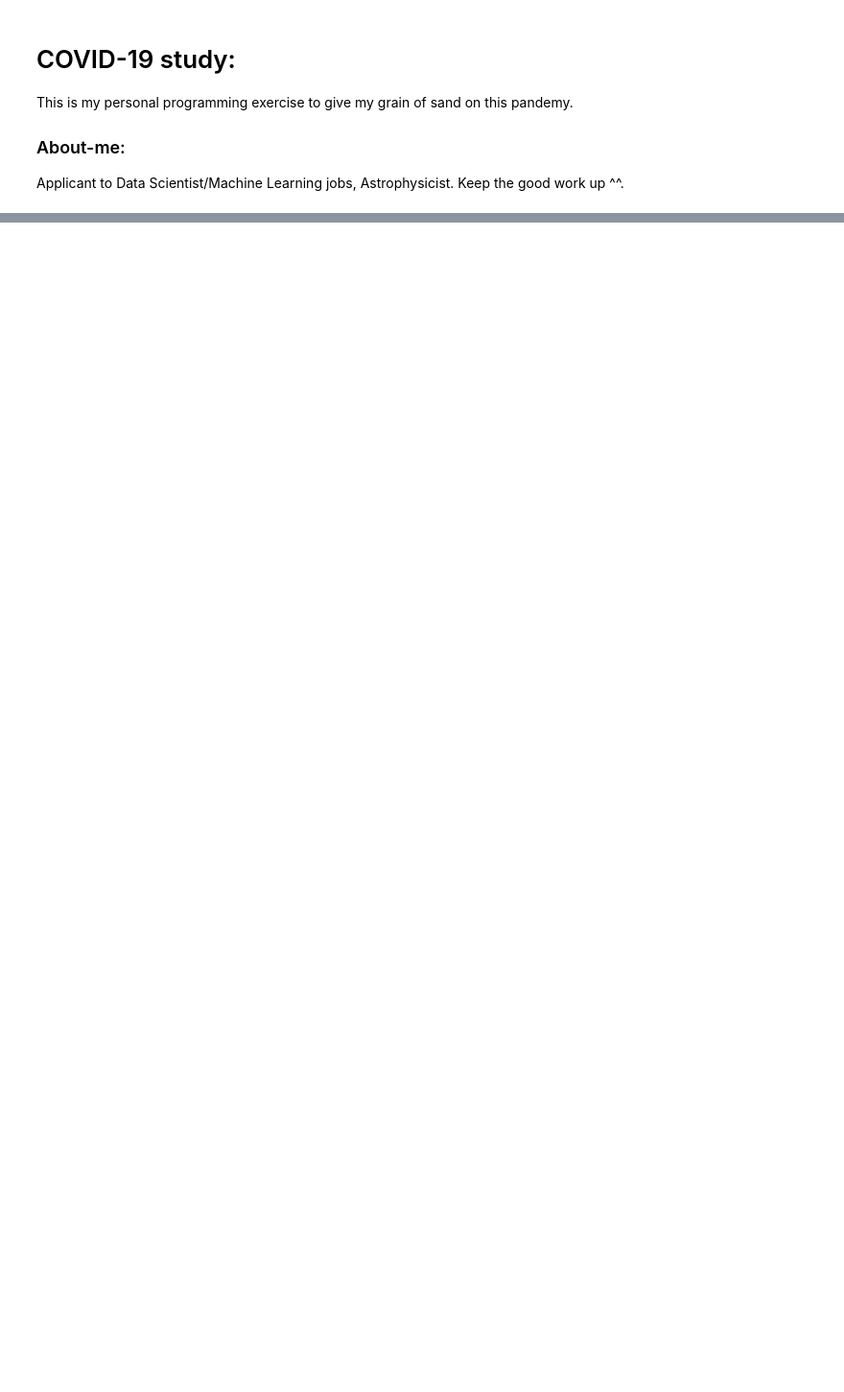
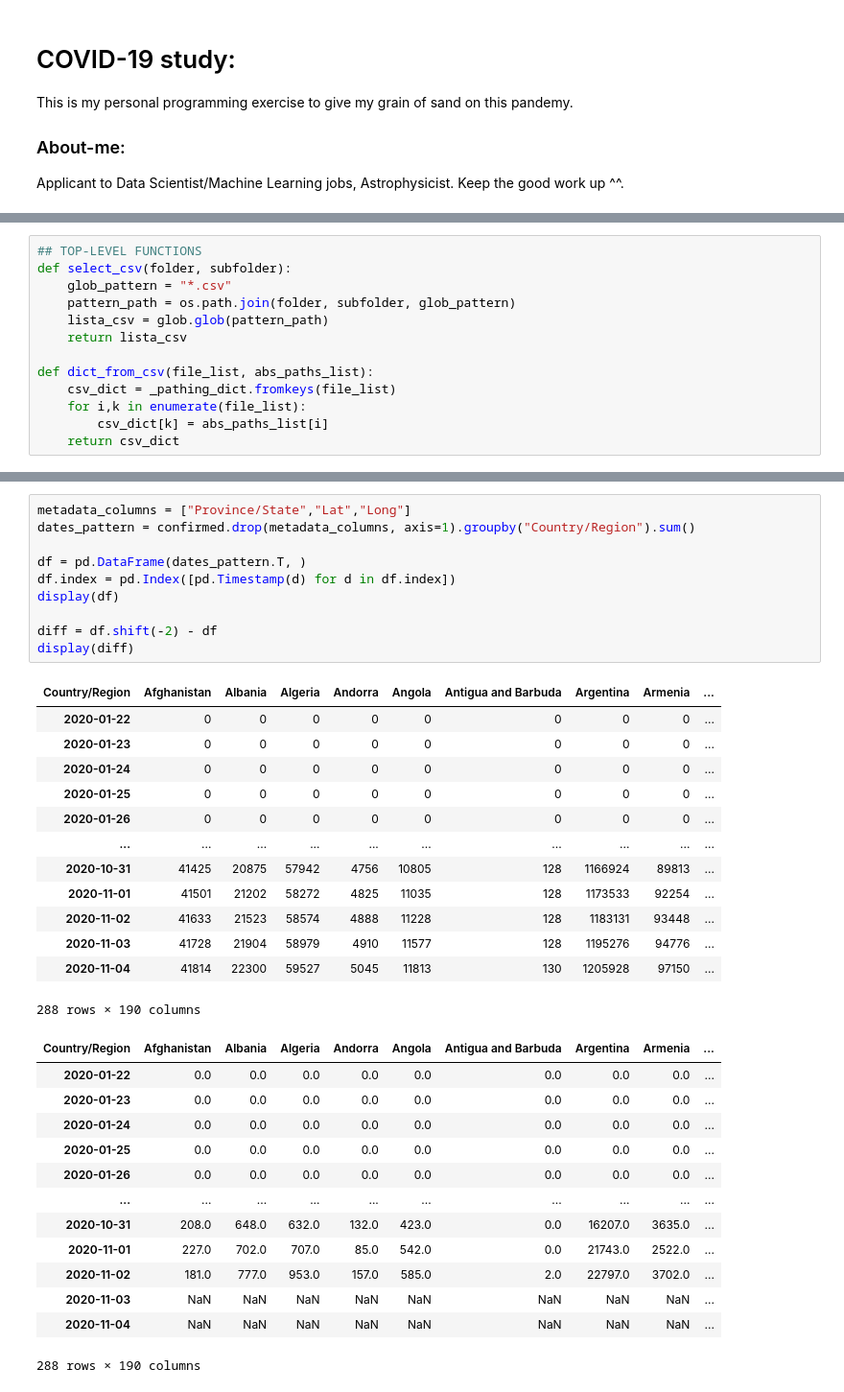
Before and after one commit to arioboo/covid19_dashboard, a Jupyter notebook: notebooks/main.ipynb, the cells around one changed output, grey strips where cells are left out. Shown at 96% size. Drawn from its saved outputs; the diff is of its cells as text; blank space fills up the shorter version.

```diff
--- a/notebooks/main.ipynb
+++ b/notebooks/main.ipynb
@@ -37,0 +37,13 @@ gen.
+# %%
+## TOP-LEVEL FUNCTIONS
+def select_csv(folder, subfolder):
+    glob_pattern = "*.csv"
+    pattern_path = os.path.join(folder, subfolder, glob_pattern)
+    lista_csv = glob.glob(pattern_path)
+    return lista_csv
+
+def dict_from_csv(file_list, abs_paths_list):
+    csv_dict = _pathing_dict.fromkeys(file_list)
+    for i,k in enumerate(file_list):
+        csv_dict[k] = abs_paths_list[i]
+    return csv_dict
@@ -37,0 +80,37 @@ gen.
+# %%
+metadata_columns = ["Province/State","Lat","Long"]
+dates_pattern = confirmed.drop(metadata_columns, axis=1).groupby("Country/Region").sum()
+
+df = pd.DataFrame(dates_pattern.T, )
+df.index = pd.Index([pd.Timestamp(d) for d in df.index])
+display(df)
+
+diff = df.shift(-2) - df
+display(diff)
+# %% [output]
+| Country/Region | Afghanistan | Albania | Algeria | Andorra | Angola | Antigua and Barbuda | Argentina | Armenia | ... |
+| 2020-01-22 | 0 | 0 | 0 | 0 | 0 | 0 | 0 | 0 | ... |
+| 2020-01-23 | 0 | 0 | 0 | 0 | 0 | 0 | 0 | 0 | ... |
+| 2020-01-24 | 0 | 0 | 0 | 0 | 0 | 0 | 0 | 0 | ... |
+| 2020-01-25 | 0 | 0 | 0 | 0 | 0 | 0 | 0 | 0 | ... |
+| 2020-01-26 | 0 | 0 | 0 | 0 | 0 | 0 | 0 | 0 | ... |
+| ... | ... | ... | ... | ... | ... | ... | ... | ... | ... |
+| 2020-10-31 | 41425 | 20875 | 57942 | 4756 | 10805 | 128 | 1166924 | 89813 | ... |
+| 2020-11-01 | 41501 | 21202 | 58272 | 4825 | 11035 | 128 | 1173533 | 92254 | ... |
+| 2020-11-02 | 41633 | 21523 | 58574 | 4888 | 11228 | 128 | 1183131 | 93448 | ... |
+| 2020-11-03 | 41728 | 21904 | 58979 | 4910 | 11577 | 128 | 1195276 | 94776 | ... |
+| 2020-11-04 | 41814 | 22300 | 59527 | 5045 | 11813 | 130 | 1205928 | 97150 | ... |
+288 rows × 190 columns
+| Country/Region | Afghanistan | Albania | Algeria | Andorra | Angola | Antigua and Barbuda | Argentina | Armenia | ... |
+| 2020-01-22 | 0.0 | 0.0 | 0.0 | 0.0 | 0.0 | 0.0 | 0.0 | 0.0 | ... |
+| 2020-01-23 | 0.0 | 0.0 | 0.0 | 0.0 | 0.0 | 0.0 | 0.0 | 0.0 | ... |
+| 2020-01-24 | 0.0 | 0.0 | 0.0 | 0.0 | 0.0 | 0.0 | 0.0 | 0.0 | ... |
+| 2020-01-25 | 0.0 | 0.0 | 0.0 | 0.0 | 0.0 | 0.0 | 0.0 | 0.0 | ... |
+| 2020-01-26 | 0.0 | 0.0 | 0.0 | 0.0 | 0.0 | 0.0 | 0.0 | 0.0 | ... |
+| ... | ... | ... | ... | ... | ... | ... | ... | ... | ... |
+| 2020-10-31 | 208.0 | 648.0 | 632.0 | 132.0 | 423.0 | 0.0 | 16207.0 | 3635.0 | ... |
+| 2020-11-01 | 227.0 | 702.0 | 707.0 | 85.0 | 542.0 | 0.0 | 21743.0 | 2522.0 | ... |
+| 2020-11-02 | 181.0 | 777.0 | 953.0 | 157.0 | 585.0 | 2.0 | 22797.0 | 3702.0 | ... |
+| 2020-11-03 | NaN | NaN | NaN | NaN | NaN | NaN | NaN | NaN | ... |
+| 2020-11-04 | NaN | NaN | NaN | NaN | NaN | NaN | NaN | NaN | ... |
+288 rows × 190 columns
```
Also changed, not shown: parts of 9 cells of this notebook, 1 other file.
